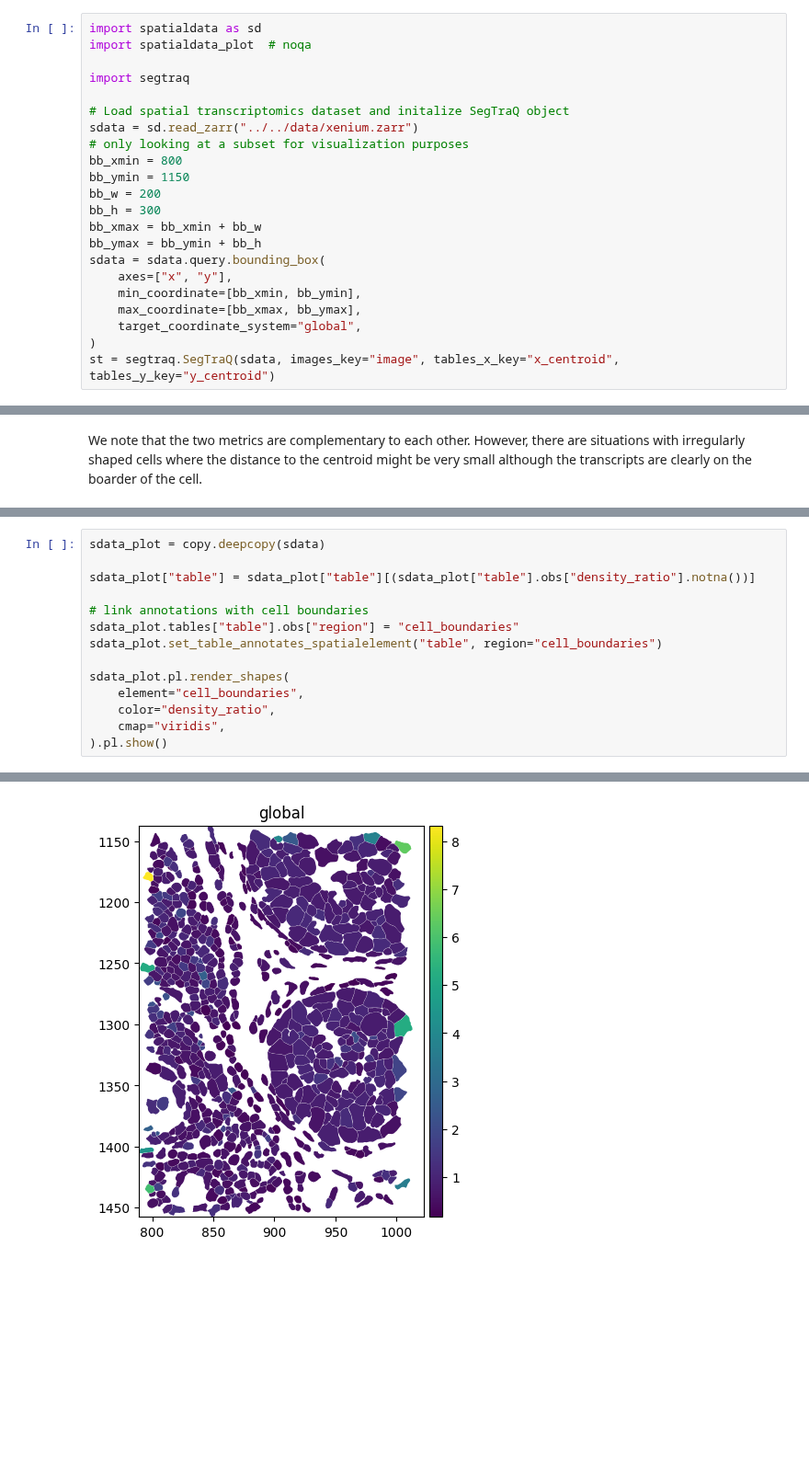
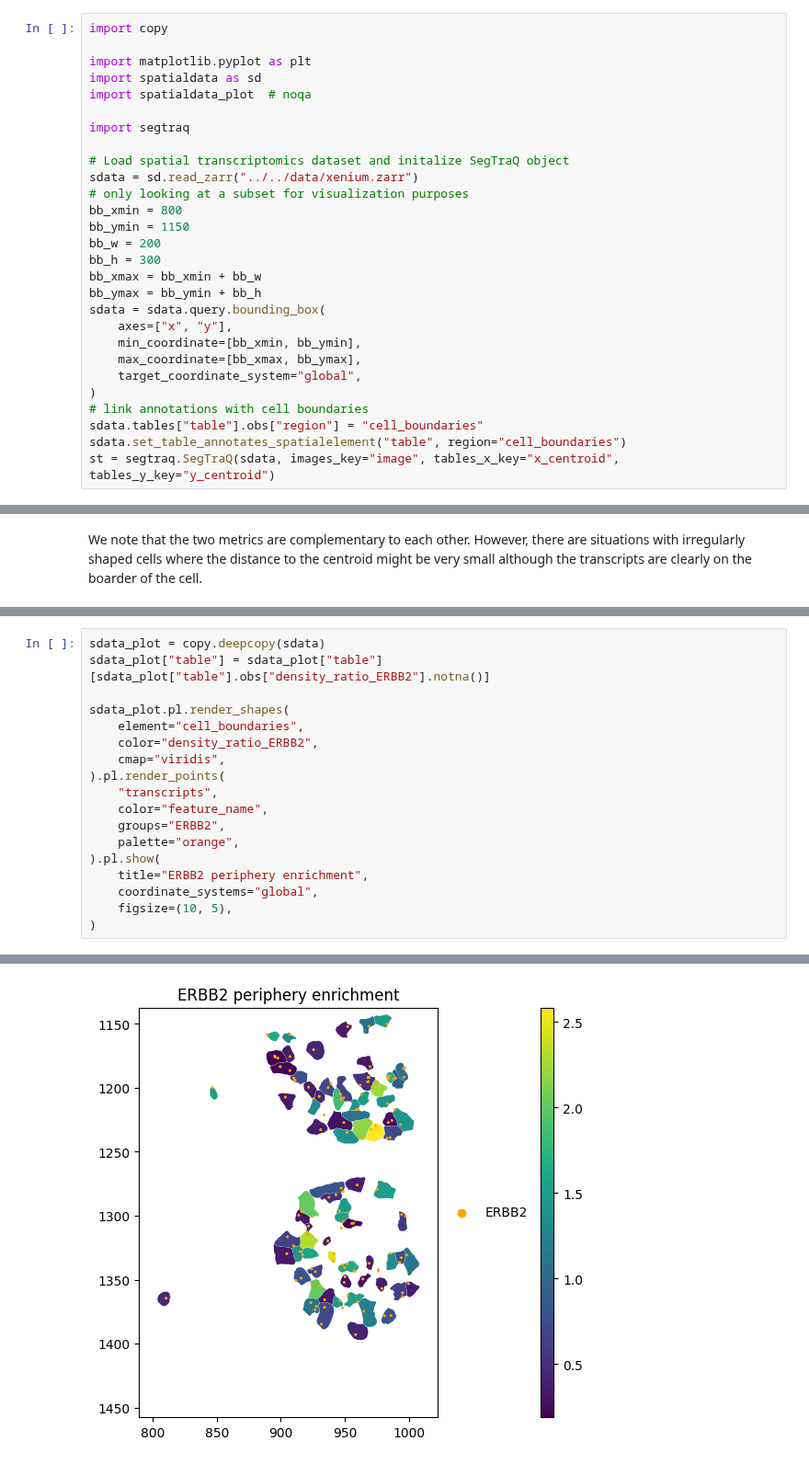
Before and after one commit to LazDaria/SegTraQ, a Jupyter notebook: docs/notebooks/point_statistics.ipynb, the cells around one changed output, grey strips where cells are left out. Shown at 92% size. Cells and saved outputs as stored; diff of their text form; blank space fills up the shorter version.

```diff
--- a/docs/notebooks/point_statistics.ipynb
+++ b/docs/notebooks/point_statistics.ipynb
@@ -14,4 +12,7 @@ To follow along with this tutorial, you can download the data from [here](https:
 # %%
+import copy
+
+import matplotlib.pyplot as plt
 import spatialdata as sd
 import spatialdata_plot  # noqa
 
@@ -32,6 +33,9 @@ sdata = sdata.query.bounding_box(
     max_coordinate=[bb_xmax, bb_ymax],
     target_coordinate_system="global",
 )
+# link annotations with cell boundaries
+sdata.tables["table"].obs["region"] = "cell_boundaries"
+sdata.set_table_annotates_spatialelement("table", region="cell_boundaries")
 st = segtraq.SegTraQ(sdata, images_key="image", tables_x_key="x_centroid", tables_y_key="y_centroid")
 # %% [output]
 version mismatch: detected: RasterFormatV02, requested: FormatV04
@@ -191,15 +193,19 @@ periphery_df.head()
 # %%
 sdata_plot = copy.deepcopy(sdata)
-
-sdata_plot["table"] = sdata_plot["table"][(sdata_plot["table"].obs["density_ratio"].notna())]
-
-# link annotations with cell boundaries
-sdata_plot.tables["table"].obs["region"] = "cell_boundaries"
-sdata_plot.set_table_annotates_spatialelement("table", region="cell_boundaries")
+sdata_plot["table"] = sdata_plot["table"][sdata_plot["table"].obs["density_ratio_ERBB2"].notna()]
 
 sdata_plot.pl.render_shapes(
     element="cell_boundaries",
-    color="density_ratio",
+    color="density_ratio_ERBB2",
     cmap="viridis",
-).pl.show()
+).pl.render_points(
+    "transcripts",
+    color="feature_name",
+    groups="ERBB2",
+    palette="orange",
+).pl.show(
+    title="ERBB2 periphery enrichment",
+    coordinate_systems="global",
+    figsize=(10, 5),
+)
 # %% [output]
@@ -206 +213 @@ sdata_plot.pl.render_shapes(
-[figure, old version]
+[figure, new version]
```
Also changed, not shown: parts of 20 cells of this notebook, 6 other files.
